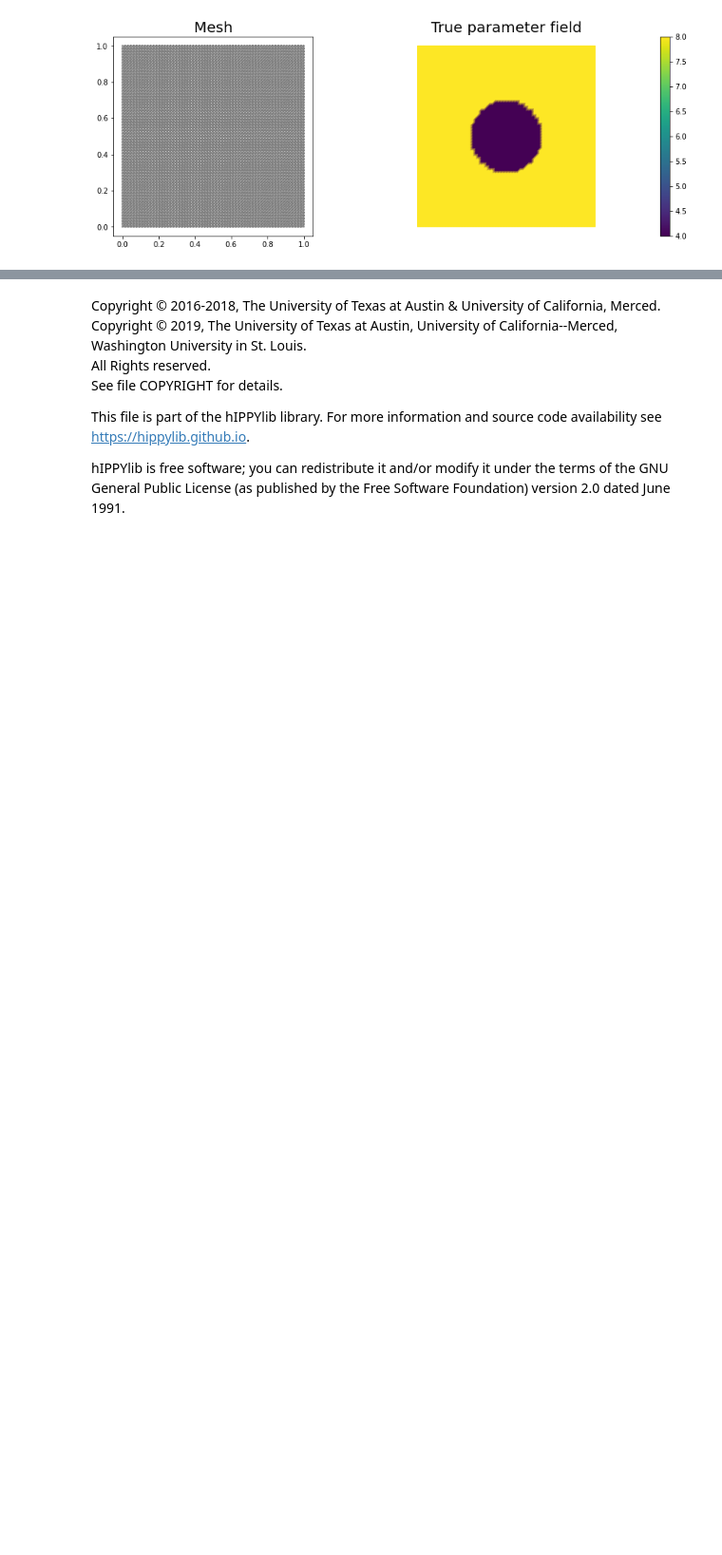
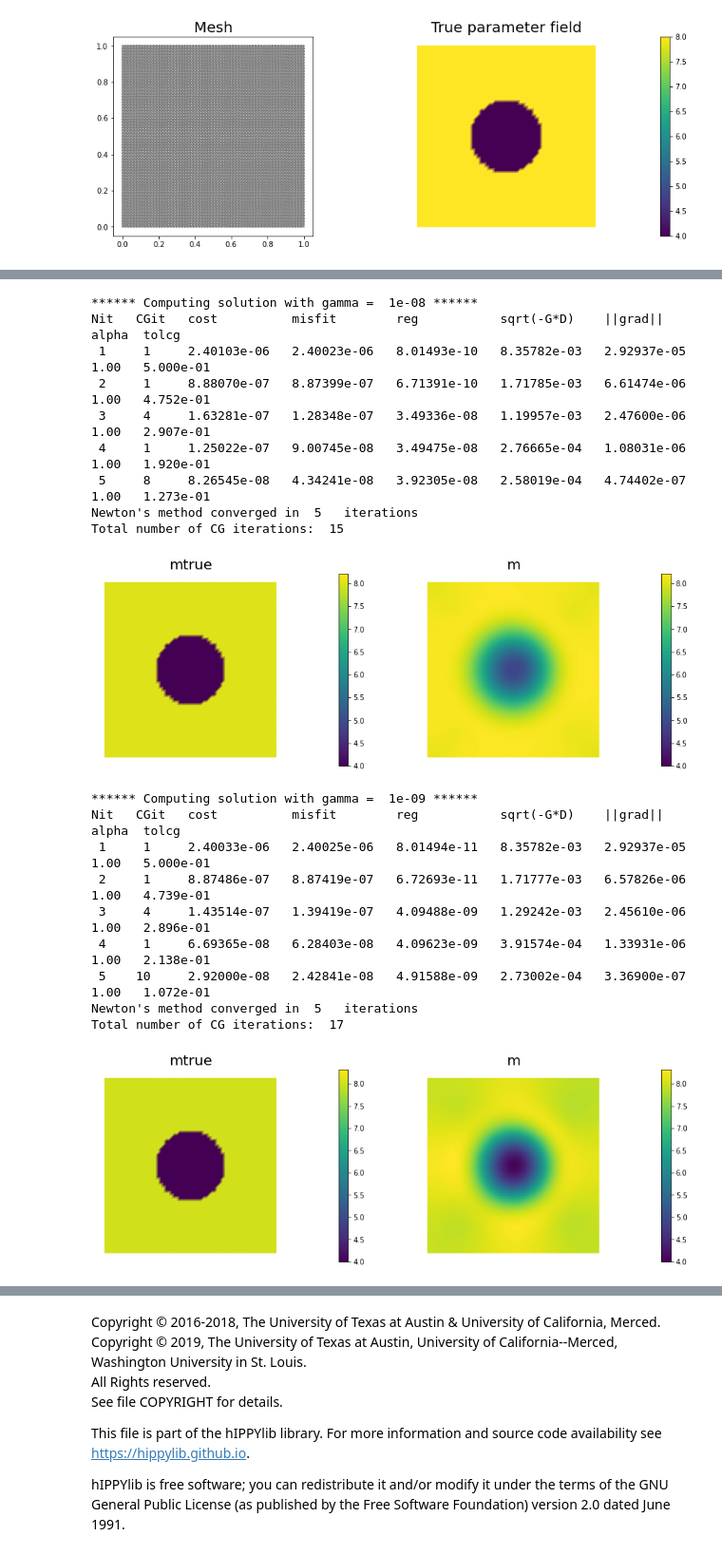
Before and after one commit to mashadab/Computational-and-Variational-Methods-for-Inverse-Problems, a Jupyter notebook: HW5-transient-NewtonCG/HW5_Q2final.ipynb, the cells around one changed output, grey strips where cells are left out. Shown at 95% size. Drawn from its saved outputs; the diff is of its cells as text; code cells hidden in the pictures; blank space fills up the shorter version.

```diff
--- a/HW5-transient-NewtonCG/HW5_Q2final.ipynb
+++ b/HW5-transient-NewtonCG/HW5_Q2final.ipynb
@@ -987,0 +861,33 @@ plt.show()
+# %%
+n = 40
+gammas = [1e-8,1e-9, 1e-10,1e-11]
+#gammas = [1e-8]
+misfits = []
+
+for gamma in gammas:
+    print('****** Computing solution with gamma = ', gamma, '******')
+
+    ndof, niter, ncgiter, noise_norm2, cost,misfit,reg = AddDiffInverseProblem(nx, ny, gamma, v = dl.Constant((1.0, 0.0))
+                                                                               ,morozov = True, plot = True
+                                                                               ,noise_level=0.01, useTV=True)
+# %% [output]
+****** Computing solution with gamma =  1e-08 ******
+Nit   CGit   cost          misfit        reg           sqrt(-G*D)    ||grad||       alpha  tolcg
+ 1     1     2.40103e-06   2.40023e-06   8.01493e-10   8.35782e-03   2.92937e-05    1.00   5.000e-01
+ 2     1     8.88070e-07   8.87399e-07   6.71391e-10   1.71785e-03   6.61474e-06    1.00   4.752e-01
+ 3     4     1.63281e-07   1.28348e-07   3.49336e-08   1.19957e-03   2.47600e-06    1.00   2.907e-01
+ 4     1     1.25022e-07   9.00745e-08   3.49475e-08   2.76665e-04   1.08031e-06    1.00   1.920e-01
+ 5     8     8.26545e-08   4.34241e-08   3.92305e-08   2.58019e-04   4.74402e-07    1.00   1.273e-01
+Newton's method converged in  5   iterations
+Total number of CG iterations:  15
+[figure, added]
+****** Computing solution with gamma =  1e-09 ******
+Nit   CGit   cost          misfit        reg           sqrt(-G*D)    ||grad||       alpha  tolcg
+ 1     1     2.40033e-06   2.40025e-06   8.01494e-11   8.35782e-03   2.92937e-05    1.00   5.000e-01
+ 2     1     8.87486e-07   8.87419e-07   6.72693e-11   1.71777e-03   6.57826e-06    1.00   4.739e-01
+ 3     4     1.43514e-07   1.39419e-07   4.09488e-09   1.29242e-03   2.45610e-06    1.00   2.896e-01
+ 4     1     6.69365e-08   6.28403e-08   4.09623e-09   3.91574e-04   1.33931e-06    1.00   2.138e-01
+ 5    10     2.92000e-08   2.42841e-08   4.91588e-09   2.73002e-04   3.36900e-07    1.00   1.072e-01
+Newton's method converged in  5   iterations
+Total number of CG iterations:  17
+[figure, added]
```
Also changed, not shown: parts of 25 cells of this notebook, 5 other files.
